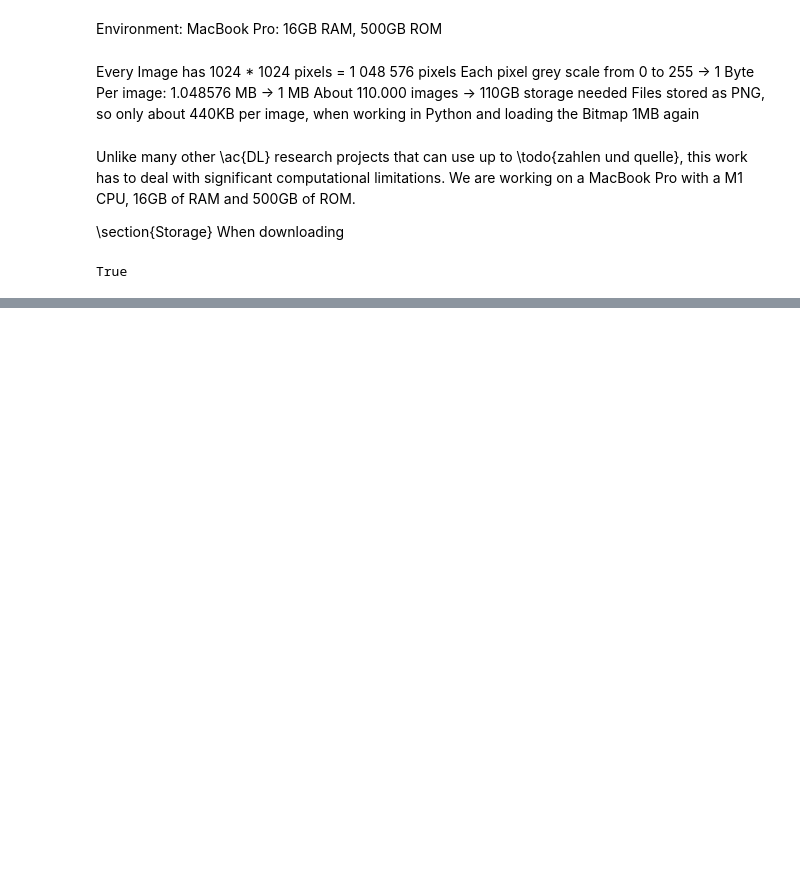
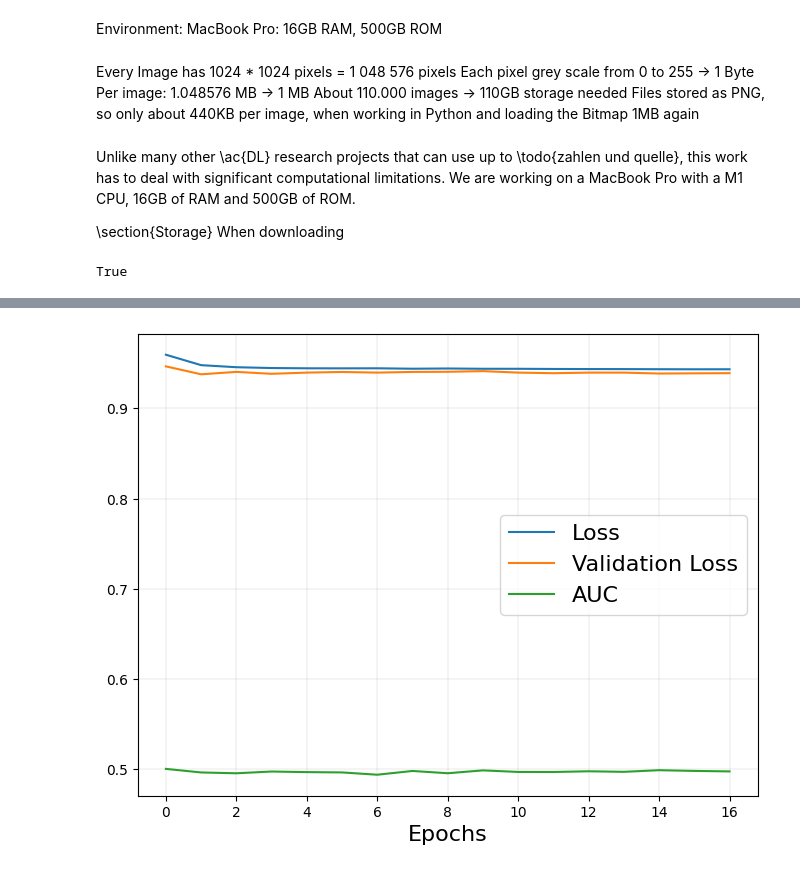
Before and after one commit to Naxsos/MedicaldeepLearning, a Jupyter notebook: Computational_Limitations/plots.ipynb, the cells around one changed output, grey strips where cells are left out. Cells and saved outputs as stored; diff of their text form; code cells hidden in the pictures; blank space fills up the shorter version.

```diff
--- a/Computational_Limitations/plots.ipynb
+++ b/Computational_Limitations/plots.ipynb
@@ -163,0 +284,22 @@ True
+# %%
+import matplotlib.pyplot as plt
+import pickle
+
+plt.figure(figsize=(8, 6))
+
+with open(f"modelsAmount/resnet_4/history50000.pkl", "rb") as file:
+    history = pickle.load(file)
+
+font_size = 16
+
+plt.plot(history.history['loss'], label="Loss")
+plt.plot(history.history['val_loss'], label="Validation Loss")
+plt.plot(history.history['auc'], label="AUC")
+
+plt.xlabel("Epochs", fontsize=font_size)
+plt.grid(color='grey', linestyle='-', linewidth=0.25, alpha=0.5)
+plt.legend(fontsize=font_size, loc="center right")
+
+plt.show()
+# %% [output]
+[figure, added]
```
Also changed, not shown: parts of 6 cells of this notebook, 13 other files.
